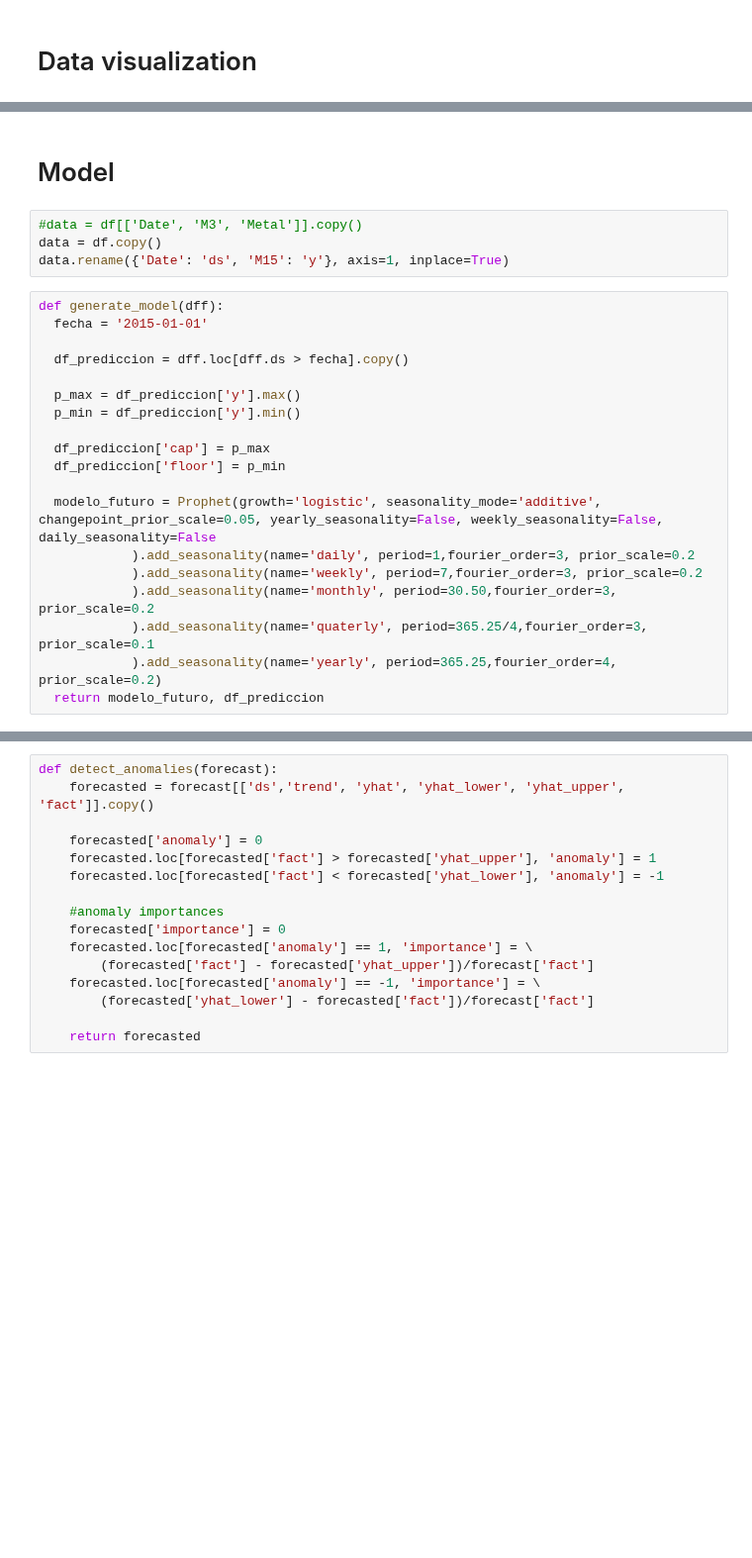
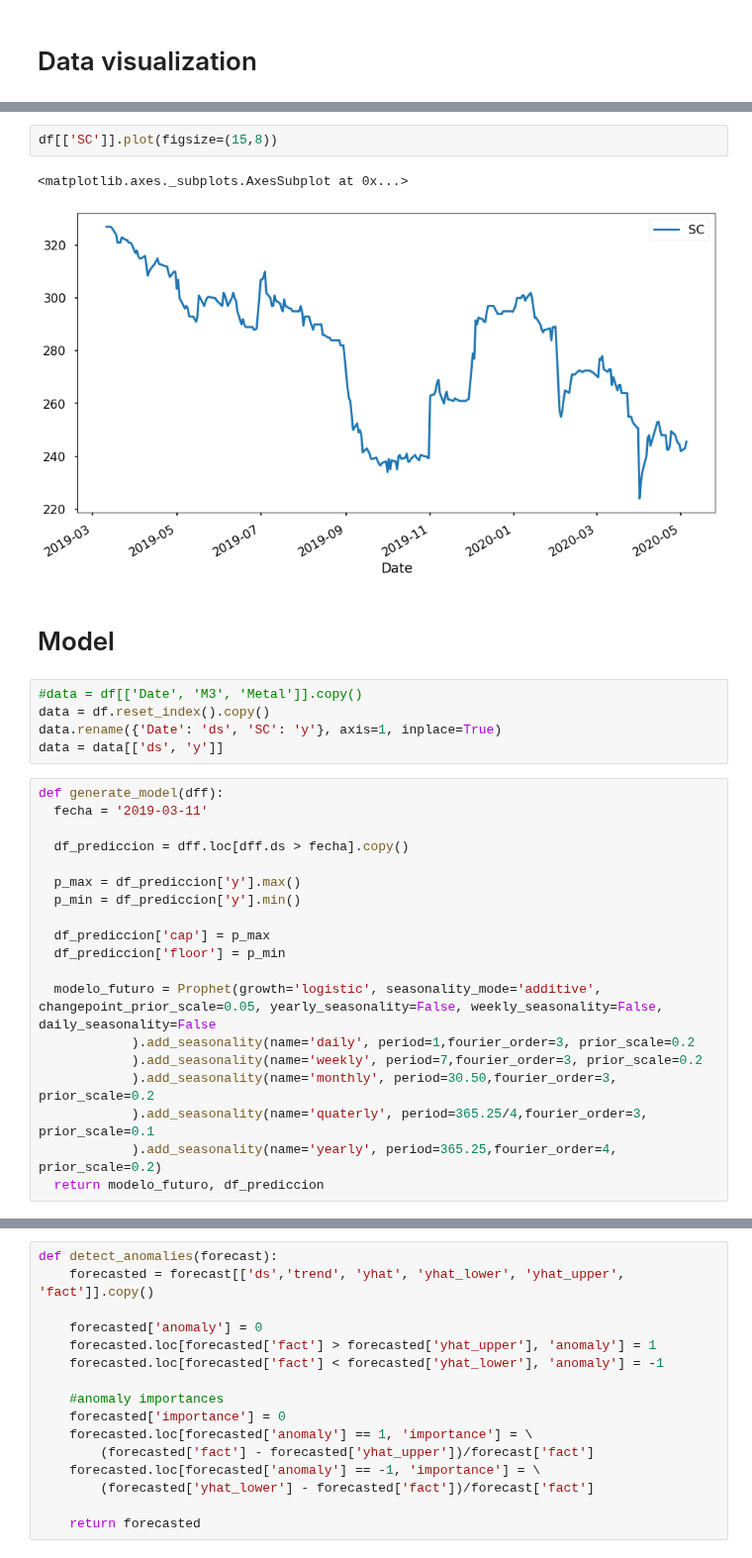
Before and after one commit to MateoPeri/steel-scrap-predictor, a Jupyter notebook: EDA.ipynb, the cells around one changed output, grey strips where cells are left out. Shown at 99% size. Saved outputs shown, nothing was run; the diff lists cells and outputs as text; blank space fills up the shorter version.

```diff
--- a/EDA.ipynb
+++ b/EDA.ipynb
@@ -106,12 +113,18 @@ df[['Date', 'M15']].plot('Date', figsize=(15,8))
+# %%
+df[['SC']].plot(figsize=(15,8))
+# %% [output]
+<matplotlib.axes._subplots.AxesSubplot at 0x...>
+[figure, added]
 # %% [markdown]
 # Model
 # %%
 #data = df[['Date', 'M3', 'Metal']].copy()
-data = df.copy()
-data.rename({'Date': 'ds', 'M15': 'y'}, axis=1, inplace=True)
+data = df.reset_index().copy()
+data.rename({'Date': 'ds', 'SC': 'y'}, axis=1, inplace=True)
+data = data[['ds', 'y']]
 # %%
 def generate_model(dff):
-  fecha = '2015-01-01'
+  fecha = '2019-03-11'
 
   df_prediccion = dff.loc[dff.ds > fecha].copy()
 
```
Also changed, not shown: parts of 15 cells of this notebook.
